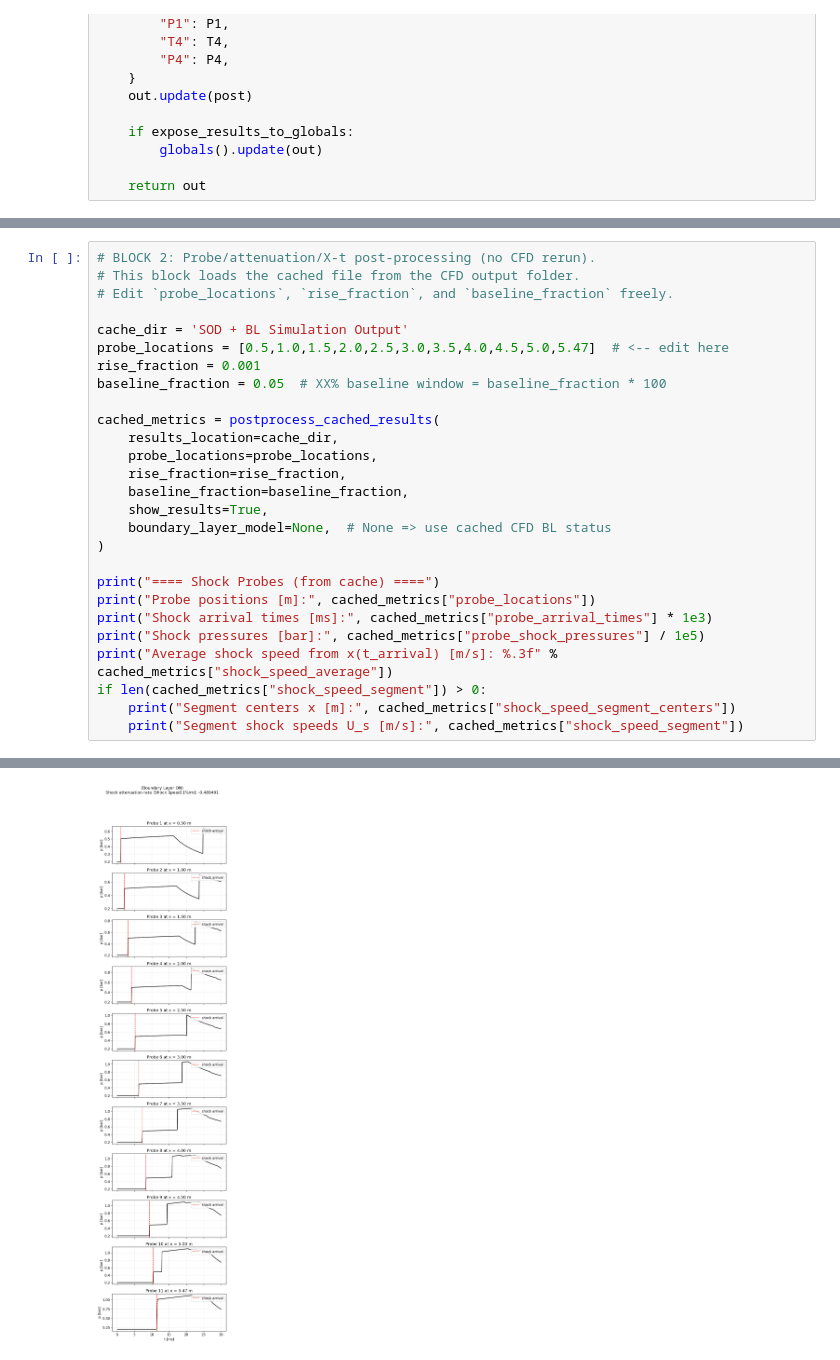
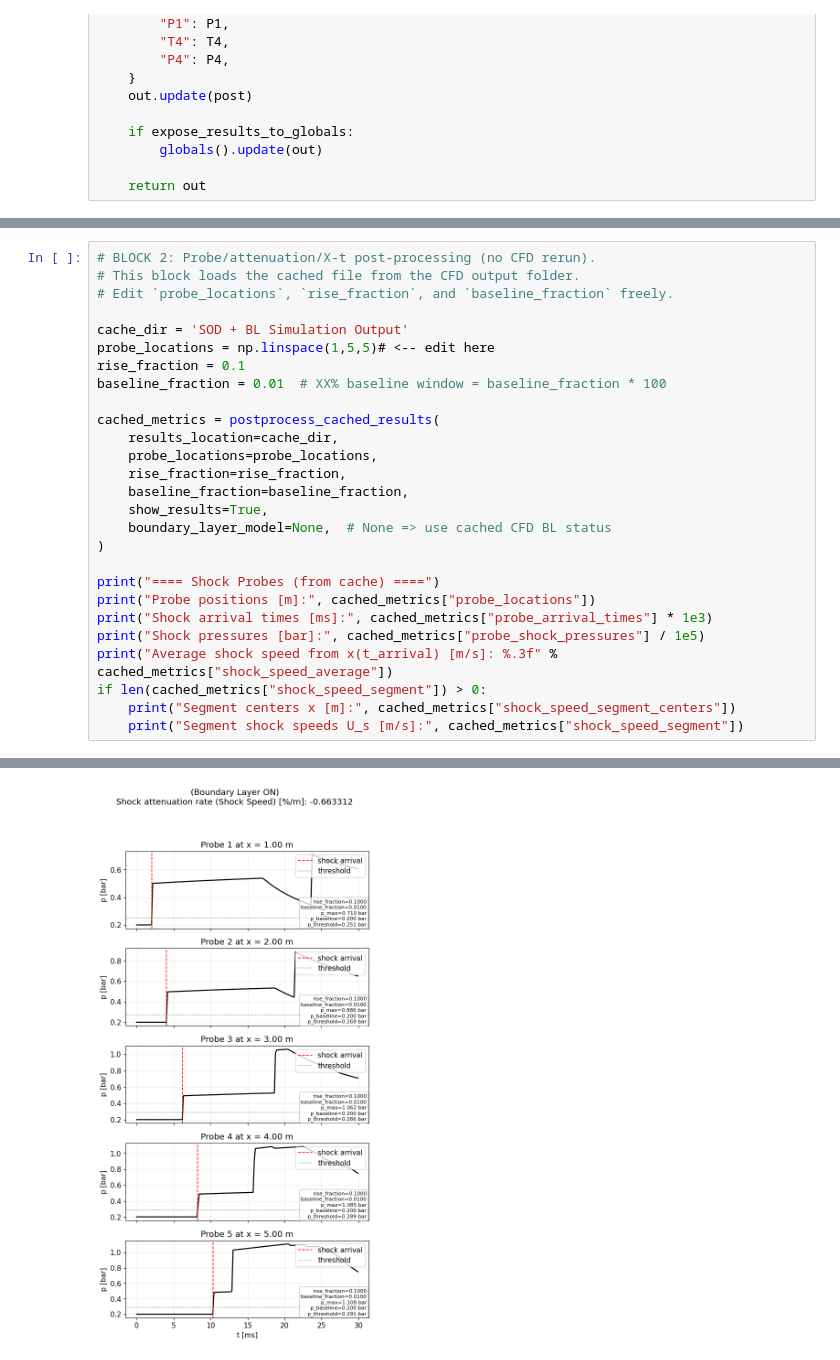
Before and after one commit to krainrpmt/StanShock_0.1.1_NIMT, a Jupyter notebook: examples/validation/SOD + BL Simulation.ipynb, the cells around one changed output, grey strips where cells are left out. Drawn from its saved outputs; the diff is of its cells as text.

```diff
--- a/examples/validation/SOD + BL Simulation.ipynb
+++ b/examples/validation/SOD + BL Simulation.ipynb
@@ -738,9 +738,9 @@ Segment shock speeds U_s [m/s]: [482.08489398 482.4851069  483.09057033 477.3475
 # Edit `probe_locations`, `rise_fraction`, and `baseline_fraction` freely.
 
 cache_dir = 'SOD + BL Simulation Output'
-probe_locations = [0.5,1.0,1.5,2.0,2.5,3.0,3.5,4.0,4.5,5.0,5.47]  # <-- edit here
-rise_fraction = 0.001
-baseline_fraction = 0.05  # XX% baseline window = baseline_fraction * 100
+probe_locations = np.linspace(1,5,5)# <-- edit here
+rise_fraction = 0.1
+baseline_fraction = 0.01  # XX% baseline window = baseline_fraction * 100
 
 cached_metrics = postprocess_cached_results(
     results_location=cache_dir,
@@ -778 +766 @@ Segment shock speeds U_s [m/s]: [475.65928256 489.09774155 483.09057033 477.3475
-[figure, old version]
+[figure, new version]
```
Also changed, not shown: parts of 2 cells of this notebook, 2 other files.
